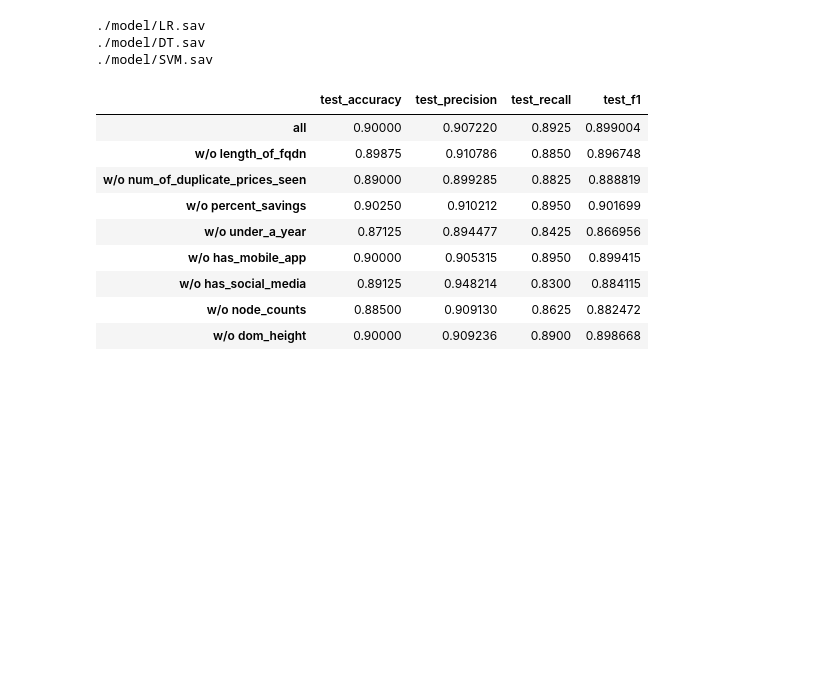
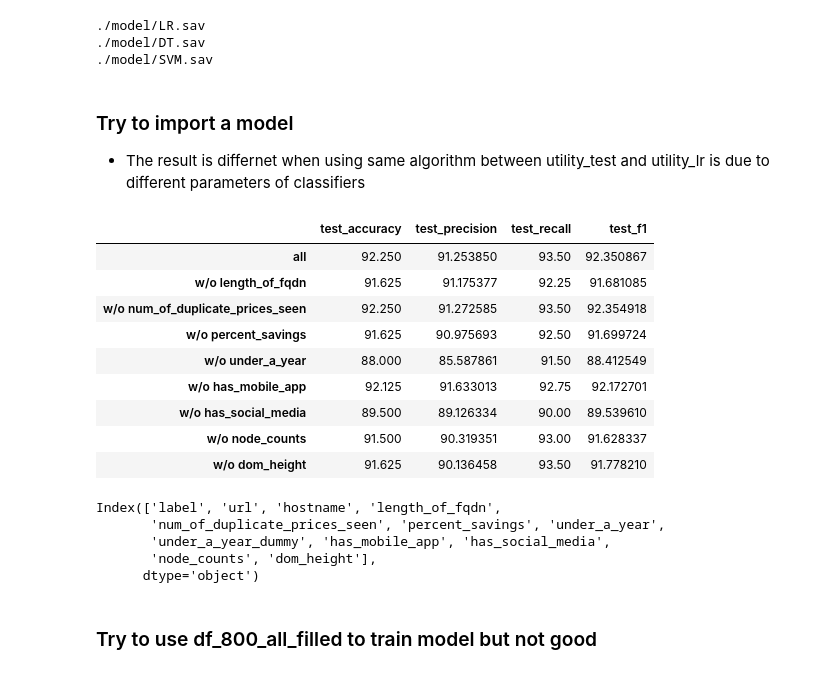
Before and after one commit to dannywu0820/Counterfeit_Website_Classification, a Jupyter notebook: main.ipynb, the cells around one changed output. Drawn from its saved outputs; the diff is of its cells as text; code cells hidden in the pictures; blank space fills up the shorter version.

Commit message:
[feature]: modify display from decimal to percentage

```diff
--- a/main.ipynb
+++ b/main.ipynb
@@ -89,7 +94,7 @@ df.to_csv(path_or_buf='./dataset/feature_legitimate_paper1.csv', index=False)
 # %% [markdown]
 ### Set classifiers
 # %%
-classifier_svm = svm.SVC(C=2.0)
+classifier_svm = svm.SVC(C=2.0, probability=True)
 classifier_lr = LogisticRegression()
 classifier_dt = tree.DecisionTreeClassifier()
 
@@ -1088,19 +1089,35 @@ for key in classifiers.keys():
 ./model/LR.sav
 ./model/DT.sav
 ./model/SVM.sav
+# %% [markdown]
+### Try to import a model
+* The result is differnet when using same algorithm between utility_test and utility_lr is due to different parameters of classifiers
 # %%
-file_name = './model/DT.sav'
+file_name = './model/LR.sav'
 loaded_model = pickle.load(open(file_name, 'rb'))
 utility_test.classifier = loaded_model
 utility_test.doABTesting(df_800_drop_scaled)
+#utility_lr.doABTesting(df_800_drop_scaled)
+#utility_svm.doABTesting(df_800_drop_scaled)
+#utility_dt.doABTesting(df_800_drop_scaled)
 # %% [output]
 |  | test_accuracy | test_precision | test_recall | test_f1 |
-| all | 0.90000 | 0.907220 | 0.8925 | 0.899004 |
-| w/o length_of_fqdn | 0.89875 | 0.910786 | 0.8850 | 0.896748 |
-| w/o num_of_duplicate_prices_seen | 0.89000 | 0.899285 | 0.8825 | 0.888819 |
-| w/o percent_savings | 0.90250 | 0.910212 | 0.8950 | 0.901699 |
-| w/o under_a_year | 0.87125 | 0.894477 | 0.8425 | 0.866956 |
-| w/o has_mobile_app | 0.90000 | 0.905315 | 0.8950 | 0.899415 |
-| w/o has_social_media | 0.89125 | 0.948214 | 0.8300 | 0.884115 |
-| w/o node_counts | 0.88500 | 0.909130 | 0.8625 | 0.882472 |
-| w/o dom_height | 0.90000 | 0.909236 | 0.8900 | 0.898668 |
+| all | 92.250 | 91.253850 | 93.50 | 92.350867 |
+| w/o length_of_fqdn | 91.625 | 91.175377 | 92.25 | 91.681085 |
+| w/o num_of_duplicate_prices_seen | 92.250 | 91.272585 | 93.50 | 92.354918 |
+| w/o percent_savings | 91.625 | 90.975693 | 92.50 | 91.699724 |
+| w/o under_a_year | 88.000 | 85.587861 | 91.50 | 88.412549 |
+| w/o has_mobile_app | 92.125 | 91.633013 | 92.75 | 92.172701 |
+| w/o has_social_media | 89.500 | 89.126334 | 90.00 | 89.539610 |
+| w/o node_counts | 91.500 | 90.319351 | 93.00 | 91.628337 |
+| w/o dom_height | 91.625 | 90.136458 | 93.50 | 91.778210 |
+# %%
+df_800_drop_scaled.columns
+# %% [output]
+Index(['label', 'url', 'hostname', 'length_of_fqdn',
+       'num_of_duplicate_prices_seen', 'percent_savings', 'under_a_year',
+       'under_a_year_dummy', 'has_mobile_app', 'has_social_media',
+       'node_counts', 'dom_height'],
+      dtype='object')
+# %% [markdown]
+### Try to use df_800_all_filled to train model but not good
```
Also changed, not shown: parts of 37 cells of this notebook, 2 other files.
